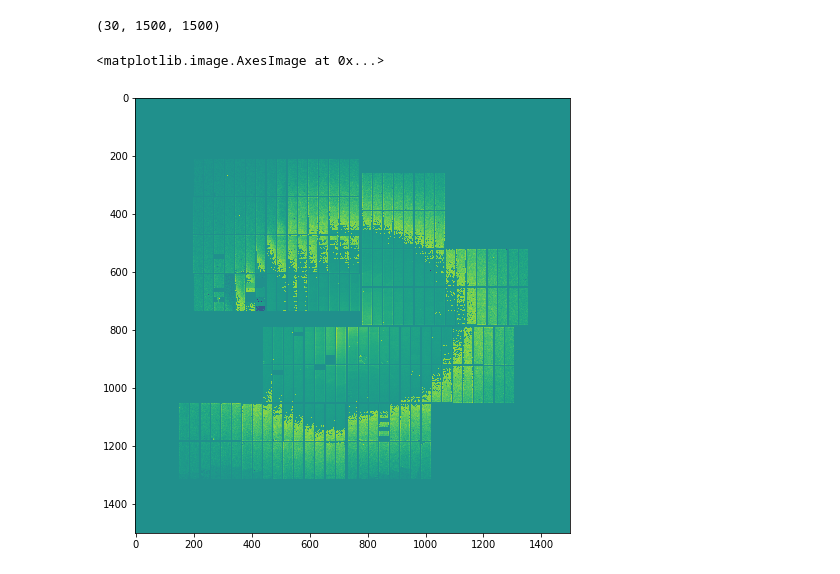
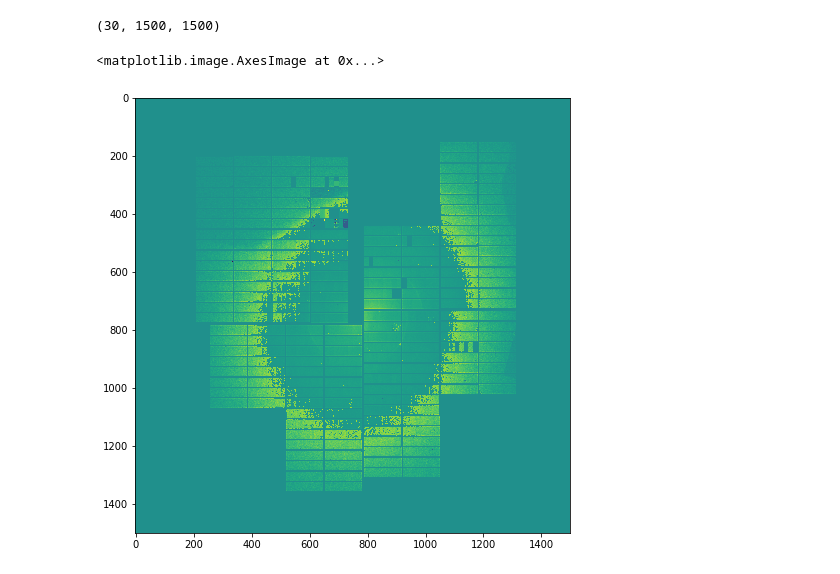
Before and after one commit to European-XFEL/karabo_data, a Jupyter notebook: Applying geometry.ipynb, the cells around one changed output. Drawn from its saved outputs; the diff is of its cells as text; code cells hidden in the pictures.

```diff
--- a/Applying geometry.ipynb
+++ b/Applying geometry.ipynb
@@ -23,7 +23,7 @@ Last train ID:  1487290426
 
 0 control devices:
 # %%
-tid, train_data = run.train_from_id(1487290326)
+tid, train_data = run.train_from_id(1487290026)
 print(tid)
 sorted(train_data.keys())
 # %% [output]
@@ -120,7 +130,7 @@ res.shape
 (30, 1500, 1500)
 # %%
 plt.figure(figsize=(8, 8))
-plt.imshow(res[1])
+plt.imshow(res[12])
 # %% [output]
 <matplotlib.image.AxesImage at 0x...>
-[figure, old version]
+[figure, new version]
```
Also changed, not shown: parts of 5 cells of this notebook, 1 other file.
